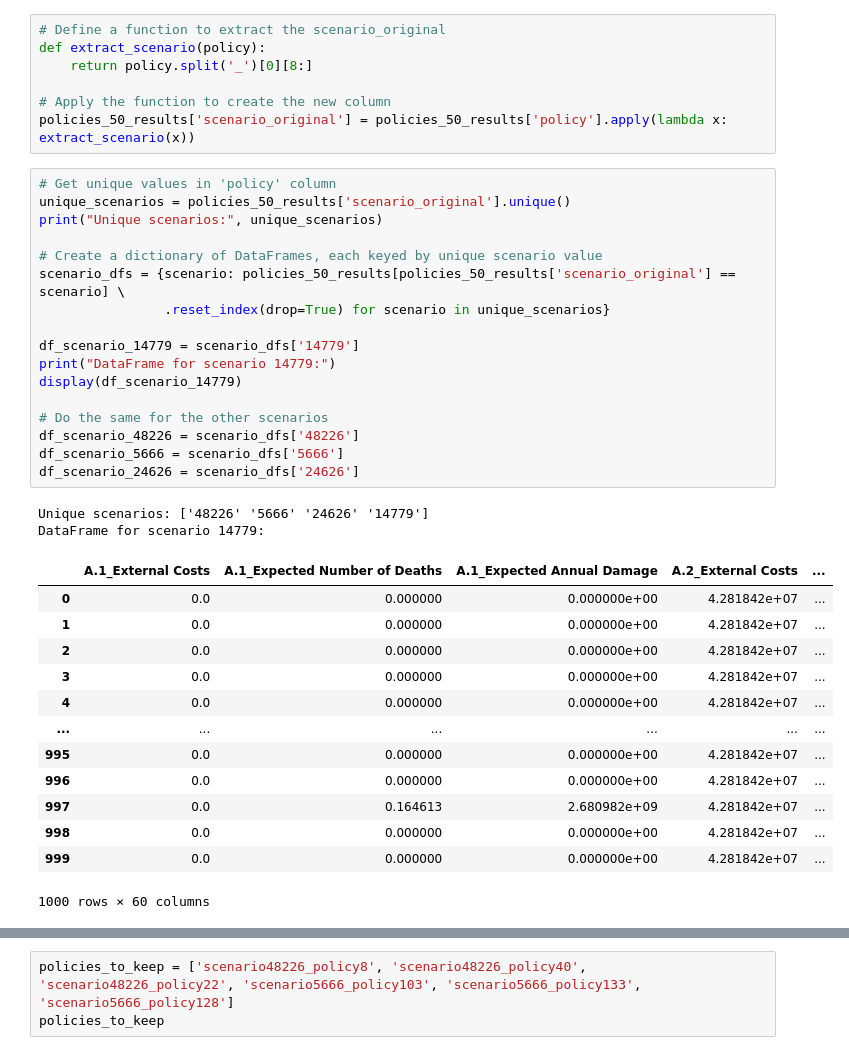
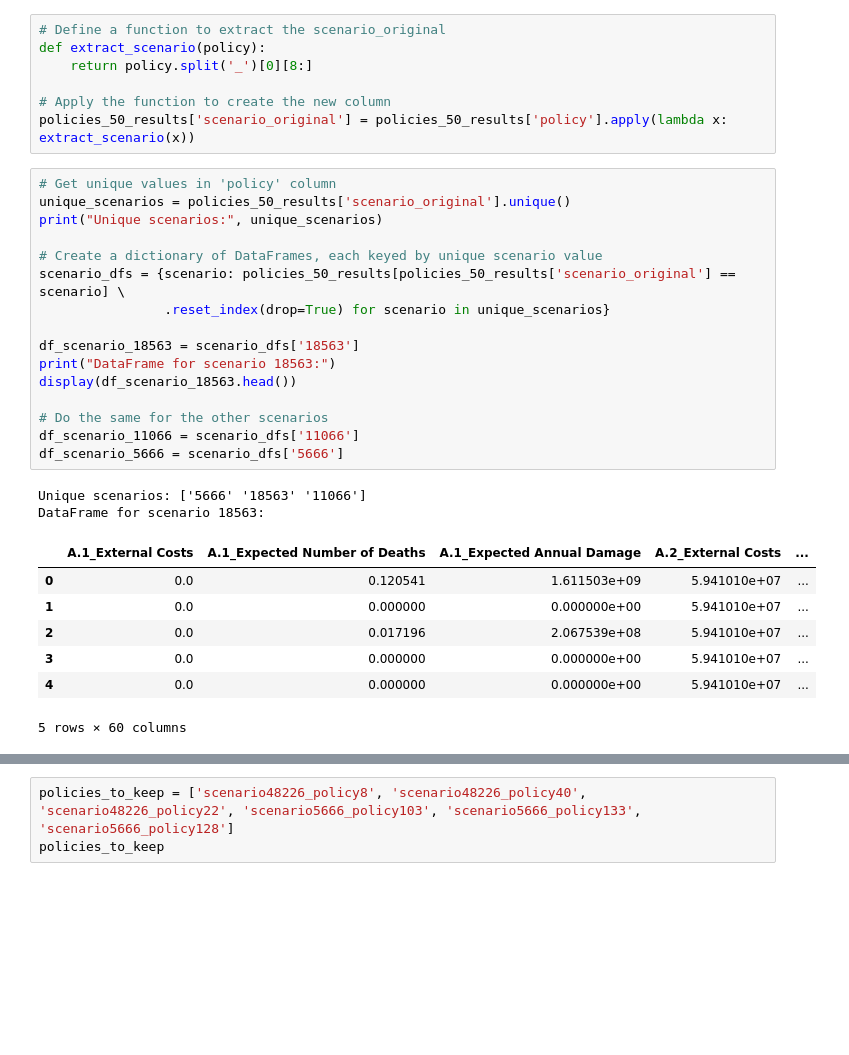
Before and after one commit to pherfkens/PROJECT_MBDM_GROUP1, a Jupyter notebook: final assignment/robustness_testing.ipynb, the cells around one changed output, grey strips where cells are left out. Saved outputs shown, nothing was run; the diff lists cells and outputs as text; blank space fills up the shorter version.

```diff
--- a/final assignment/robustness_testing.ipynb
+++ b/final assignment/robustness_testing.ipynb
@@ -237,36 +238,29 @@ policies_50_results['scenario_original'] = policies_50_results['policy'].apply(l
 # %%
 # Get unique values in 'policy' column
 unique_scenarios = policies_50_results['scenario_original'].unique()
 print("Unique scenarios:", unique_scenarios)
 
 # Create a dictionary of DataFrames, each keyed by unique scenario value
 scenario_dfs = {scenario: policies_50_results[policies_50_results['scenario_original'] == scenario] \
                 .reset_index(drop=True) for scenario in unique_scenarios}
 
-df_scenario_14779 = scenario_dfs['14779']
-print("DataFrame for scenario 14779:")
-display(df_scenario_14779)
+df_scenario_18563 = scenario_dfs['18563']
+print("DataFrame for scenario 18563:")
+display(df_scenario_18563.head())
 
 # Do the same for the other scenarios
-df_scenario_48226 = scenario_dfs['48226']
+df_scenario_11066 = scenario_dfs['11066']
 df_scenario_5666 = scenario_dfs['5666']
-df_scenario_24626 = scenario_dfs['24626']
 # %% [output]
-Unique scenarios: ['48226' '5666' '24626' '14779']
-DataFrame for scenario 14779:
+Unique scenarios: ['5666' '18563' '11066']
+DataFrame for scenario 18563:
 |  | A.1_External Costs | A.1_Expected Number of Deaths | A.1_Expected Annual Damage | A.2_External Costs | ... |
-| 0 | 0.0 | 0.000000 | 0.000000e+00 | 4.281842e+07 | ... |
-| 1 | 0.0 | 0.000000 | 0.000000e+00 | 4.281842e+07 | ... |
-| 2 | 0.0 | 0.000000 | 0.000000e+00 | 4.281842e+07 | ... |
-| 3 | 0.0 | 0.000000 | 0.000000e+00 | 4.281842e+07 | ... |
-| 4 | 0.0 | 0.000000 | 0.000000e+00 | 4.281842e+07 | ... |
-| ... | ... | ... | ... | ... | ... |
-| 995 | 0.0 | 0.000000 | 0.000000e+00 | 4.281842e+07 | ... |
-| 996 | 0.0 | 0.000000 | 0.000000e+00 | 4.281842e+07 | ... |
-| 997 | 0.0 | 0.164613 | 2.680982e+09 | 4.281842e+07 | ... |
-| 998 | 0.0 | 0.000000 | 0.000000e+00 | 4.281842e+07 | ... |
-| 999 | 0.0 | 0.000000 | 0.000000e+00 | 4.281842e+07 | ... |
+| 0 | 0.0 | 0.120541 | 1.611503e+09 | 5.941010e+07 | ... |
+| 1 | 0.0 | 0.000000 | 0.000000e+00 | 5.941010e+07 | ... |
+| 2 | 0.0 | 0.017196 | 2.067539e+08 | 5.941010e+07 | ... |
+| 3 | 0.0 | 0.000000 | 0.000000e+00 | 5.941010e+07 | ... |
+| 4 | 0.0 | 0.000000 | 0.000000e+00 | 5.941010e+07 | ... |
-1000 rows × 60 columns
+5 rows × 60 columns
 # %%
 # Define the outcomes of interest
 outcomes_of_interest = ['A.1_External Costs',
```
Also changed, not shown: parts of 13 cells of this notebook, 5 other files.
